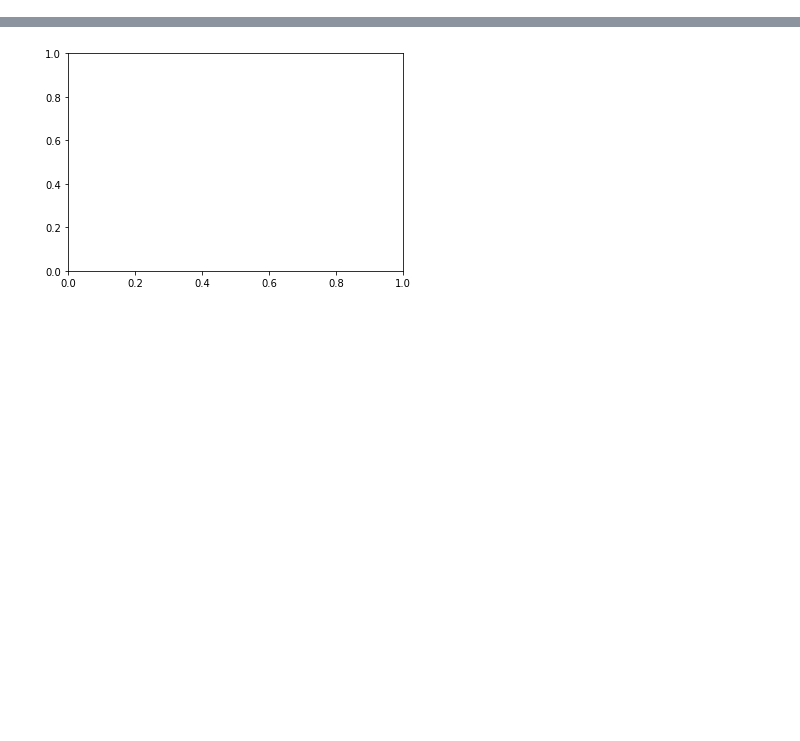
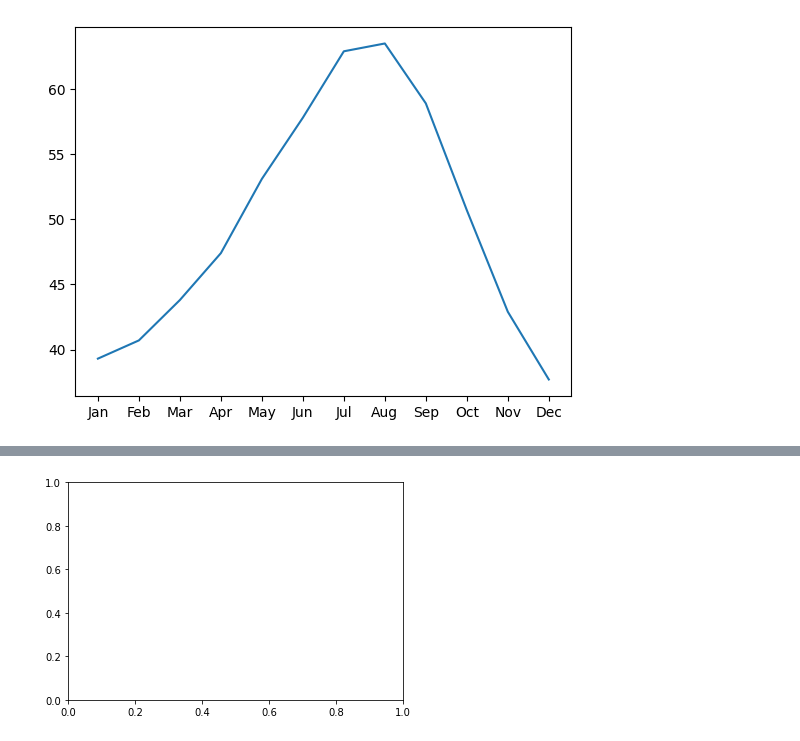
Before and after one commit to armeros/DC_Visual_Matplotlib, a Jupyter notebook: matplotlib.ipynb, the cells around one changed output, grey strips where cells are left out. Cells and saved outputs as stored; diff of their text form; code cells hidden in the pictures; blank space fills up the shorter version.

```diff
--- a/matplotlib.ipynb
+++ b/matplotlib.ipynb
@@ -0,0 +13,10 @@
+# %%
+seattle_weather = pd.read_csv('seattle_weather.csv')
+austin_weather = pd.read_csv('austin_weather.csv')
+austin_weather['DATE'] = austin_weather['DATE'].map({1:'Jan', 2:'Feb', 3:'Mar', 4:'Apr', 5:'May', 6:'Jun', 7:'Jul', 8:'Aug', 9:'Sep', 10:'Oct', 11:'Nov', 12:'Dec'})
+seattle_weather['DATE'] = seattle_weather['DATE'].map({1:'Jan', 2:'Feb', 3:'Mar', 4:'Apr', 5:'May', 6:'Jun', 7:'Jul', 8:'Aug', 9:'Sep', 10:'Oct', 11:'Nov', 12:'Dec'})
+seattle_weather.rename(columns={'DATE':'MONTH'}, inplace=True)
+austin_weather.rename(columns={'DATE':'MONTH'}, inplace=True)
+df = seattle_weather[['MONTH', 'MLY-TAVG-NORMAL']].head(12)
+df2 = austin_weather[['MONTH', 'MLY-TAVG-NORMAL']].head(12)
+df
@@ -0,0 +37,6 @@
+# %%
+fig, ax = plt.subplots()
+ax.plot(df['MONTH'], df['MLY-TAVG-NORMAL'])
+plt.show()
+# %% [output]
+[figure, added]
```
Also changed, not shown: parts of 46 cells of this notebook.
